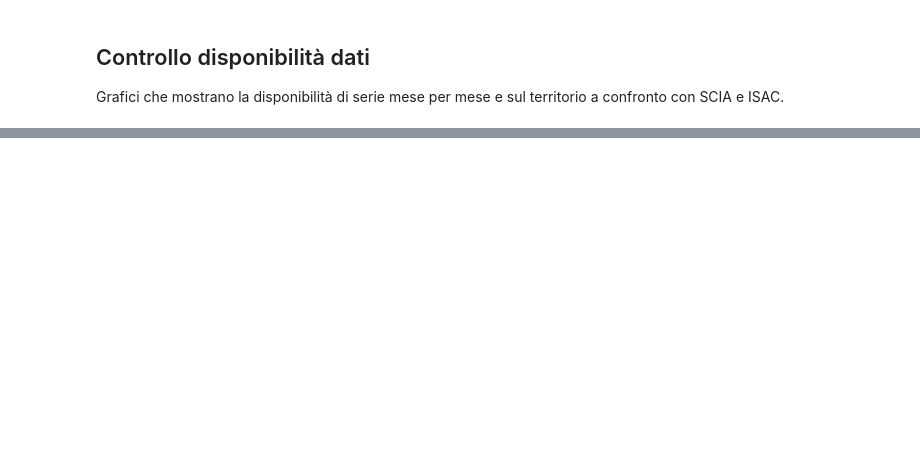
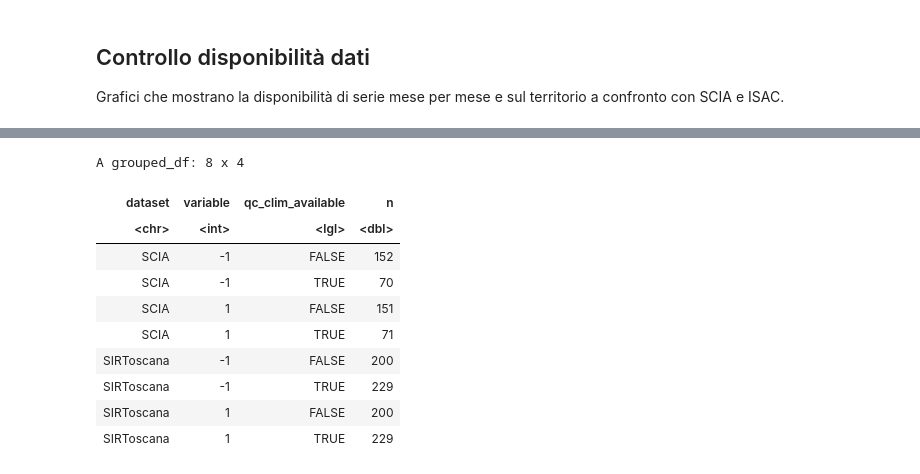
Before and after one commit to dnstudent/TesiMag, a Jupyter notebook: notebooks/integrazioni_regionali/toscana/data_load.ipynb, the cells around one changed output, grey strips where cells are left out. Saved outputs shown, nothing was run; the diff lists cells and outputs as text; code cells hidden in the pictures; blank space fills up the shorter version.

```diff
--- a/notebooks/integrazioni_regionali/toscana/data_load.ipynb
+++ b/notebooks/integrazioni_regionali/toscana/data_load.ipynb
@@ -105,3 +105,17 @@ p
+# %%
+climats |> group_by(dataset, variable, qc_clim_available) |> count() |> collect() |> arrange(dataset, variable, qc_clim_available)
+# %% [output]
+A grouped_df: 8 x 4
+| dataset | variable | qc_clim_available | n |
+| <chr> | <int> | <lgl> | <dbl> |
+| SCIA | -1 | FALSE | 152 |
+| SCIA | -1 | TRUE | 70 |
+| SCIA | 1 | FALSE | 151 |
+| SCIA | 1 | TRUE | 71 |
+| SIRToscana | -1 | FALSE | 200 |
+| SIRToscana | -1 | TRUE | 229 |
+| SIRToscana | 1 | FALSE | 200 |
+| SIRToscana | 1 | TRUE | 229 |
 # %%
 rm(stations, state_data, ymonthly_avail, climats, p)
 gc()
```
Also changed, not shown: parts of 4 cells of this notebook, 1 other file.
